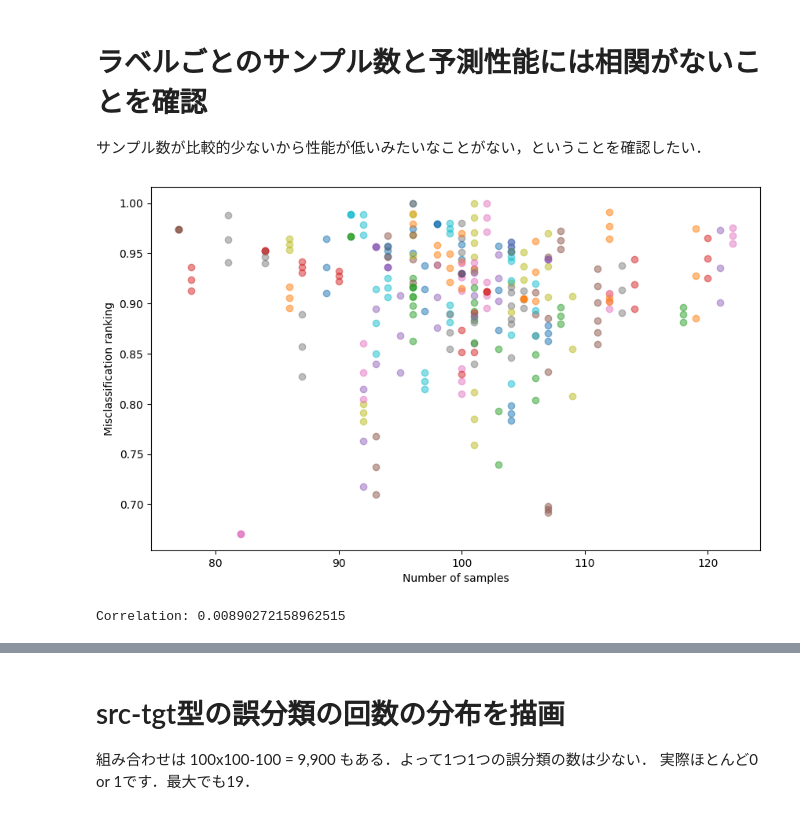
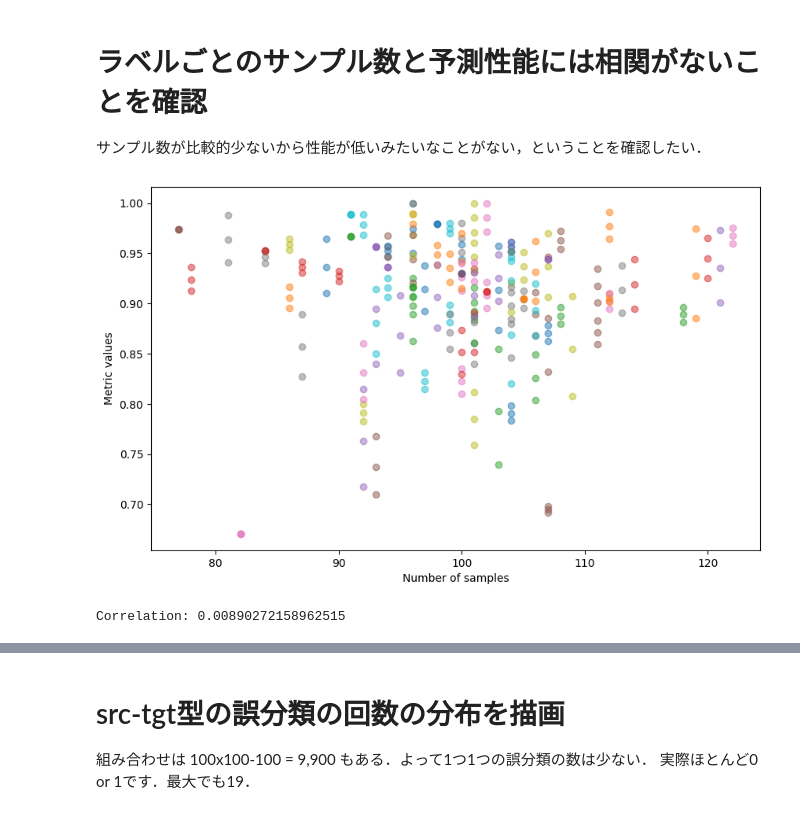
Before and after one commit to posl/RepTran-replication, a Jupyter notebook: src/007a_check_misclassification_type.ipynb, the cells around one changed output, grey strips where cells are left out. Cells and saved outputs as stored; diff of their text form; code cells hidden in the pictures.

```diff
--- a/src/007a_check_misclassification_type.ipynb
+++ b/src/007a_check_misclassification_type.ipynb
@@ -76,18 +76,18 @@ label: 2, f1: 0.8229166666666666
 # %%
 # メトリクスの悪さとサンプル数の関係を描画
 plt.figure(figsize=(10, 6))
 x, y = [], []
 for metric in ["f1", "precision", "recall"]:
     # ラベルごとに (サンプル数, メトリクスの値) を描画
     for label in tl_cnter.keys():
         plt.scatter(tl_cnter[label], met_dict[metric][label], label=metric, alpha=0.5)
         x.append(tl_cnter[label])
         y.append(met_dict[metric][label])
 plt.xlabel("Number of samples")
-plt.ylabel("Misclassification ranking")
+plt.ylabel("Metric values")
 plt.show()
 # xとyの相関係数を表示
 print(f"Correlation: {np.corrcoef(x, y)[0, 1]}")
 # %% [output]
-[figure, old version]
+[figure, new version]
 Correlation: 0.00890272158962515
```
Also changed, not shown: parts of 3 cells of this notebook, 8 other files.
